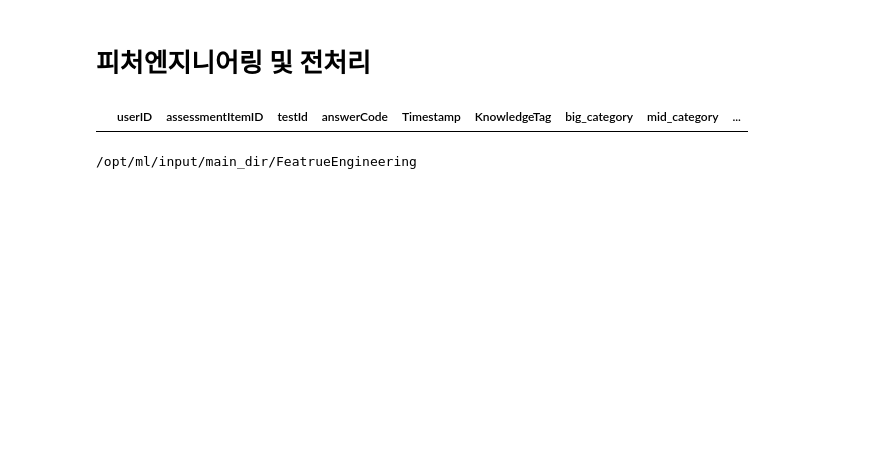
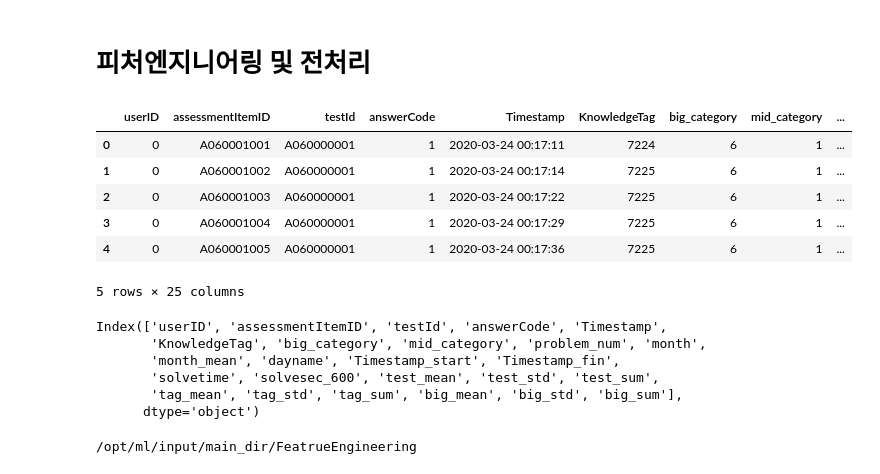
Before and after one commit to boostcampaitech4lv23recsys2/level2_dkt_recsys-level2-recsys-08, a Jupyter notebook: FeatrueEngineering/FE_lnh.ipynb, the cells around one changed output. Cells and saved outputs as stored; diff of their text form; code cells hidden in the pictures; blank space fills up the shorter version.

```diff
--- a/FeatrueEngineering/FE_lnh.ipynb
+++ b/FeatrueEngineering/FE_lnh.ipynb
@@ -20,6 +20,9 @@ sub = pd.read_csv(f"{path}/sample_submission.csv")
 # %% [markdown]
 # 피처엔지니어링 및 전처리
 # %%
+import time
+from datetime import datetime
+
 day_dict = {'Tuesday': 0,
  'Thursday': 1,
  'Friday': 2,
@@ -27,6 +30,13 @@ day_dict = {'Tuesday': 0,
  'Monday': 4,
  'Saturday': 5,
  'Sunday': 6}
+
+def convert_time(s):
+    timestamp = time.mktime(
+        datetime.strptime(s, "%Y-%m-%d %H:%M:%S").timetuple()
+    )
+    return int(timestamp)
+
 def feature_engineering(df):
     df2 = df.copy()
     #유저별 시퀀스를 고려하기 위해 아래와 같이 정렬
@@ -47,9 +57,24 @@ def feature_engineering(df):
     df2['Timestamp_fin'] = df2.groupby('userID')['Timestamp_start'].shift(-1)
     df2['solvetime'] = df2.Timestamp_fin - df2.Timestamp_start
     df2['solvesec_600'] = df2.solvetime.map(lambda x : x.total_seconds()).shift(1).fillna(0)
+    # df2['solvesec_cat'] = pd.to_datetime(df2.Timestamp).dt.day_name().map(day_dict)
     df2.loc[df2.solvesec_600>=600,'solvesec_600']=0
     df2.loc[df2.solvesec_600<0,'solvesec_600']=0
 
+    correct_t = df2.groupby(['testId'])['answerCode'].agg(['mean', 'std', 'sum'])
+    correct_t.columns = ["test_mean", "test_std", 'test_sum']
+    correct_k = df2.groupby(['KnowledgeTag'])['answerCode'].agg(['mean', 'std', 'sum'])
+    correct_k.columns = ["tag_mean", 'tag_std', 'tag_sum']
+    correct_b = df2.groupby(['big_category'])['answerCode'].agg(['mean', 'std', 'sum'])
+    correct_b.columns = ["big_mean", 'big_std', 'big_sum']
+
+    df2 = pd.merge(df2, correct_t, on=['testId'], how="left")
+    df2 = pd.merge(df2, correct_k, on=['KnowledgeTag'], how="left")
+    df2 = pd.merge(df2, correct_b, on=['big_category'], how="left")
+
+
+    # df["Timestamp"] = df["Timestamp"].apply(convert_time)
+
     return df2
 # %%
 train_df = feature_engineering(train)
@@ -58,10 +83,25 @@ test_df = feature_engineering(test)
 all = pd.concat([train, test]).copy().reset_index(drop=True)
 all.sort_values(by=['userID','Timestamp'], inplace=True)
 all_df = feature_engineering(all)
+# %%
+train_df.head()
+# %% [output]
+|  | userID | assessmentItemID | testId | answerCode | Timestamp | KnowledgeTag | big_category | mid_category | ... |
+| 0 | 0 | A060001001 | A060000001 | 1 | 2020-03-24 00:17:11 | 7224 | 6 | 1 | ... |
+| 1 | 0 | A060001002 | A060000001 | 1 | 2020-03-24 00:17:14 | 7225 | 6 | 1 | ... |
+| 2 | 0 | A060001003 | A060000001 | 1 | 2020-03-24 00:17:22 | 7225 | 6 | 1 | ... |
+| 3 | 0 | A060001004 | A060000001 | 1 | 2020-03-24 00:17:29 | 7225 | 6 | 1 | ... |
+| 4 | 0 | A060001005 | A060000001 | 1 | 2020-03-24 00:17:36 | 7225 | 6 | 1 | ... |
+5 rows × 25 columns
 # %%
-all_df[all_df['solvesec_600'] < 0]
+train_df.columns
 # %% [output]
-|  | userID | assessmentItemID | testId | answerCode | Timestamp | KnowledgeTag | big_category | mid_category | ... |
+Index(['userID', 'assessmentItemID', 'testId', 'answerCode', 'Timestamp',
+       'KnowledgeTag', 'big_category', 'mid_category', 'problem_num', 'month',
+       'month_mean', 'dayname', 'Timestamp_start', 'Timestamp_fin',
+       'solvetime', 'solvesec_600', 'test_mean', 'test_std', 'test_sum',
+       'tag_mean', 'tag_std', 'tag_sum', 'big_mean', 'big_std', 'big_sum'],
+      dtype='object')
 # %%
 # train_df.to_csv('../dkt/asset/train_fe_df.csv')
 # test_df.to_csv('../dkt/asset/test_fe_df.csv')
```
Also changed, not shown: parts of 10 cells of this notebook, 6 other files.
